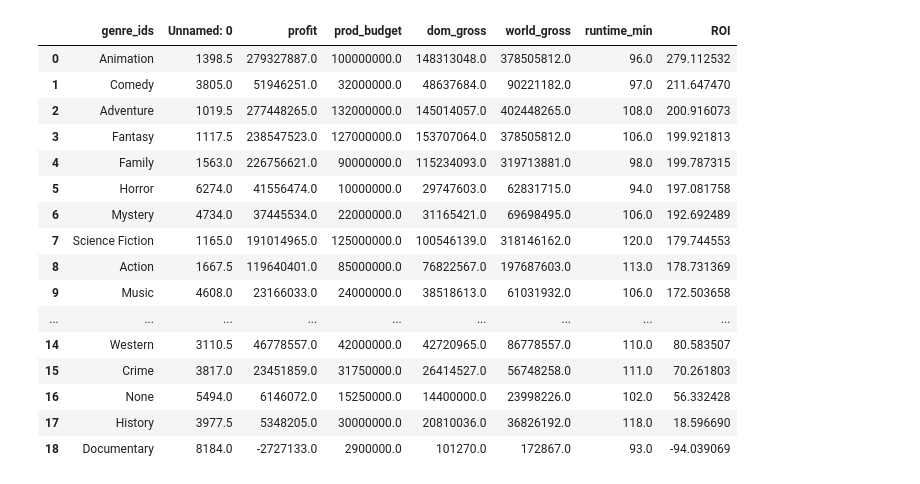
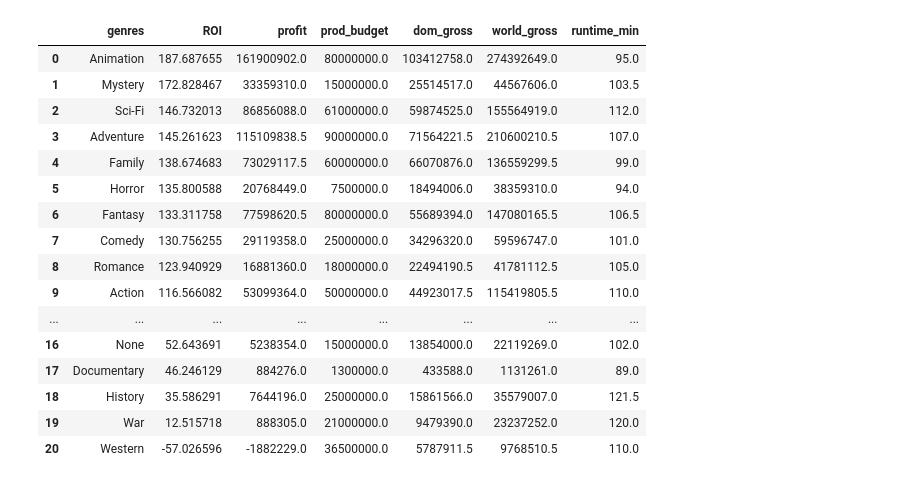
Before and after one commit to JoshuaGottlieb/Microsoft-Movie-Recommendation, a Jupyter notebook: Jocel-Folder/EDA.ipynb, the cells around one changed output. Saved outputs shown, nothing was run; the diff lists cells and outputs as text; code cells hidden in the pictures.

```diff
--- a/Jocel-Folder/EDA.ipynb
+++ b/Jocel-Folder/EDA.ipynb
@@ -46,13 +25,0 @@ genre_dictionary = [{"id":28,"name":"Action"},
-# %%
-df.genre_ids = df.genre_ids.str.strip('\[\]').str.replace(" ", "").str.strip().str.split(',')
-df = df.explode('genre_ids')
-df.genre_ids = df.genre_ids.replace(r'^\s*$', np.nan, regex=True)
-df.genre_ids.astype('float')
-def find_genre(key):
-    if key is np.nan:
-        return 'None'
-    for dictionary in genre_dictionary:
-        if dictionary['id'] == int(key):
-            return dictionary['name']
-    return 'None'
-df.genre_ids = df.genre_ids.apply(lambda x: find_genre(x))
@@ -75,2 +25,0 @@ df
-# %%
-df["ROI"] = (df["profit"] / df["prod_budget"]) * 100
@@ -97,0 +26,4 @@ df["ROI"].max()
+# %%
+from ast import literal_eval
+df['genres'] = df['genres'].apply(literal_eval)
+test = df.explode('genres')
@@ -98,22 +46,22 @@ df["ROI"].max()
 # %%
-grouped_median_by_genre = df.groupby(["genre_ids"]).median().sort_values("ROI", ascending = False).reset_index()
+grouped_median_by_genre = test.groupby(["genres"]).median().sort_values("ROI", ascending = False).reset_index()
 grouped_median_by_genre
 # %% [output]
-|  | genre_ids | Unnamed: 0 | profit | prod_budget | dom_gross | world_gross | runtime_min | ROI |
-| 0 | Animation | 1398.5 | 279327887.0 | 100000000.0 | 148313048.0 | 378505812.0 | 96.0 | 279.112532 |
-| 1 | Comedy | 3805.0 | 51946251.0 | 32000000.0 | 48637684.0 | 90221182.0 | 97.0 | 211.647470 |
-| 2 | Adventure | 1019.5 | 277448265.0 | 132000000.0 | 145014057.0 | 402448265.0 | 108.0 | 200.916073 |
-| 3 | Fantasy | 1117.5 | 238547523.0 | 127000000.0 | 153707064.0 | 378505812.0 | 106.0 | 199.921813 |
-| 4 | Family | 1563.0 | 226756621.0 | 90000000.0 | 115234093.0 | 319713881.0 | 98.0 | 199.787315 |
-| 5 | Horror | 6274.0 | 41556474.0 | 10000000.0 | 29747603.0 | 62831715.0 | 94.0 | 197.081758 |
-| 6 | Mystery | 4734.0 | 37445534.0 | 22000000.0 | 31165421.0 | 69698495.0 | 106.0 | 192.692489 |
-| 7 | Science Fiction | 1165.0 | 191014965.0 | 125000000.0 | 100546139.0 | 318146162.0 | 120.0 | 179.744553 |
-| 8 | Action | 1667.5 | 119640401.0 | 85000000.0 | 76822567.0 | 197687603.0 | 113.0 | 178.731369 |
-| 9 | Music | 4608.0 | 23166033.0 | 24000000.0 | 38518613.0 | 61031932.0 | 106.0 | 172.503658 |
-| ... | ... | ... | ... | ... | ... | ... | ... | ... |
-| 14 | Western | 3110.5 | 46778557.0 | 42000000.0 | 42720965.0 | 86778557.0 | 110.0 | 80.583507 |
-| 15 | Crime | 3817.0 | 23451859.0 | 31750000.0 | 26414527.0 | 56748258.0 | 111.0 | 70.261803 |
-| 16 | None | 5494.0 | 6146072.0 | 15250000.0 | 14400000.0 | 23998226.0 | 102.0 | 56.332428 |
-| 17 | History | 3977.5 | 5348205.0 | 30000000.0 | 20810036.0 | 36826192.0 | 118.0 | 18.596690 |
-| 18 | Documentary | 8184.0 | -2727133.0 | 2900000.0 | 101270.0 | 172867.0 | 93.0 | -94.039069 |
+|  | genres | ROI | profit | prod_budget | dom_gross | world_gross | runtime_min |
+| 0 | Animation | 187.687655 | 161900902.0 | 80000000.0 | 103412758.0 | 274392649.0 | 95.0 |
+| 1 | Mystery | 172.828467 | 33359310.0 | 15000000.0 | 25514517.0 | 44567606.0 | 103.5 |
+| 2 | Sci-Fi | 146.732013 | 86856088.0 | 61000000.0 | 59874525.0 | 155564919.0 | 112.0 |
+| 3 | Adventure | 145.261623 | 115109838.5 | 90000000.0 | 71564221.5 | 210600210.5 | 107.0 |
+| 4 | Family | 138.674683 | 73029117.5 | 60000000.0 | 66070876.0 | 136559299.5 | 99.0 |
+| 5 | Horror | 135.800588 | 20768449.0 | 7500000.0 | 18494006.0 | 38359310.0 | 94.0 |
+| 6 | Fantasy | 133.311758 | 77598620.5 | 80000000.0 | 55689394.0 | 147080165.5 | 106.5 |
+| 7 | Comedy | 130.756255 | 29119358.0 | 25000000.0 | 34296320.0 | 59596747.0 | 101.0 |
+| 8 | Romance | 123.940929 | 16881360.0 | 18000000.0 | 22494190.5 | 41781112.5 | 105.0 |
+| 9 | Action | 116.566082 | 53099364.0 | 50000000.0 | 44923017.5 | 115419805.5 | 110.0 |
+| ... | ... | ... | ... | ... | ... | ... | ... |
+| 16 | None | 52.643691 | 5238354.0 | 15000000.0 | 13854000.0 | 22119269.0 | 102.0 |
+| 17 | Documentary | 46.246129 | 884276.0 | 1300000.0 | 433588.0 | 1131261.0 | 89.0 |
+| 18 | History | 35.586291 | 7644196.0 | 25000000.0 | 15861566.0 | 35579007.0 | 121.5 |
+| 19 | War | 12.515718 | 888305.0 | 21000000.0 | 9479390.0 | 23237252.0 | 120.0 |
+| 20 | Western | -57.026596 | -1882229.0 | 36500000.0 | 5787911.5 | 9768510.5 | 110.0 |
 # %%
```
Also changed, not shown: parts of 9 cells of this notebook.
